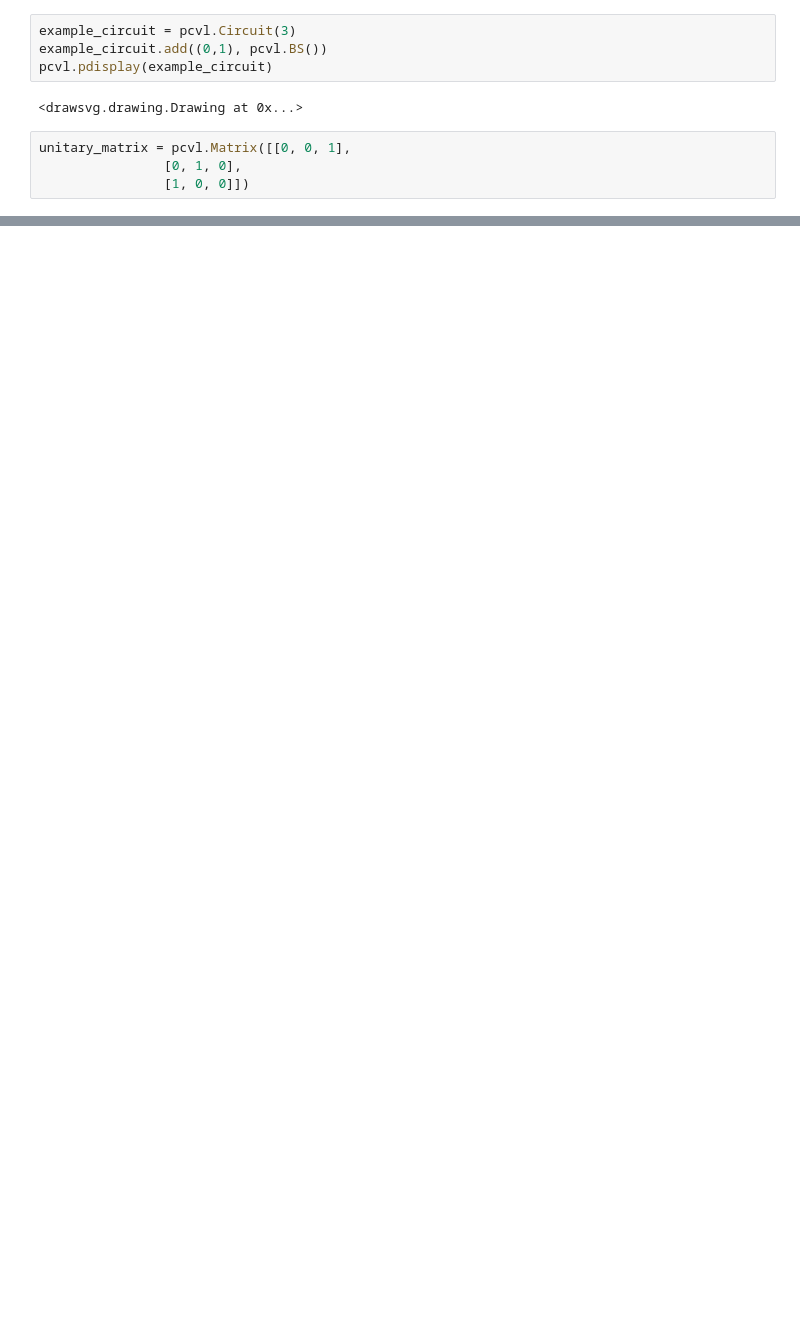
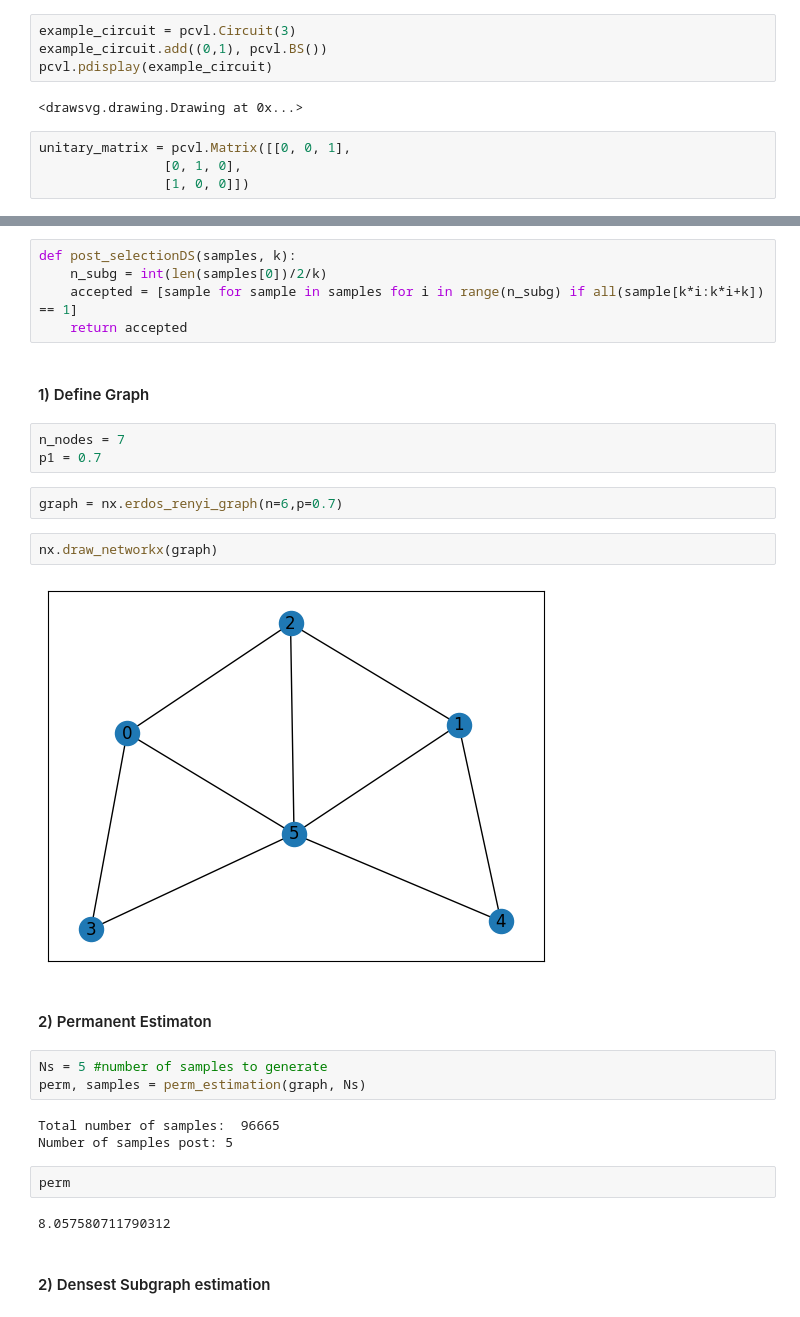
Before and after one commit to stringtherapy/hackathon, a Jupyter notebook: test.ipynb, the cells around one changed output, grey strips where cells are left out. Cells and saved outputs as stored; diff of their text form; blank space fills up the shorter version.

```diff
--- a/test.ipynb
+++ b/test.ipynb
@@ -20,0 +170,30 @@ pcvl.pdisplay(circuit_from_matrix)
+# %%
+def post_selectionDS(samples, k):
+    n_subg = int(len(samples[0])/2/k)
+    accepted = [sample for sample in samples for i in range(n_subg) if all(sample[k*i:k*i+k]) == 1]
+    return accepted
+# %% [markdown]
+#### 1) Define Graph
+# %%
+n_nodes = 7
+p1 = 0.7
+# %%
+graph = nx.erdos_renyi_graph(n=6,p=0.7)
+# %%
+nx.draw_networkx(graph)
+# %% [output]
+[figure, added]
+# %% [markdown]
+#### 2) Permanent Estimaton
+# %%
+Ns = 5 #number of samples to generate
+perm, samples = perm_estimation(graph, Ns)
+# %% [output]
+Total number of samples:  96665
+Number of samples post: 5
+# %%
+perm
+# %% [output]
+8.057580711790312
+# %% [markdown]
+#### 2) Densest Subgraph estimation
```
Also changed, not shown: parts of 14 cells of this notebook.
